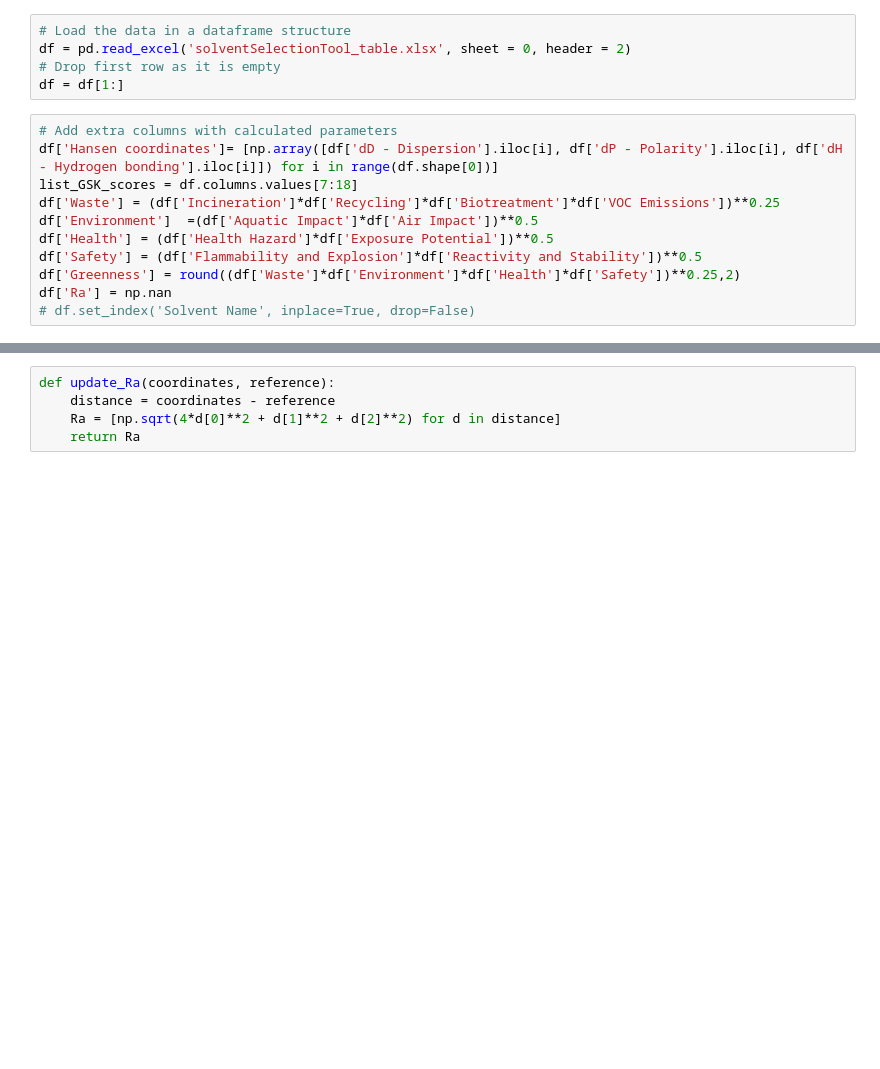
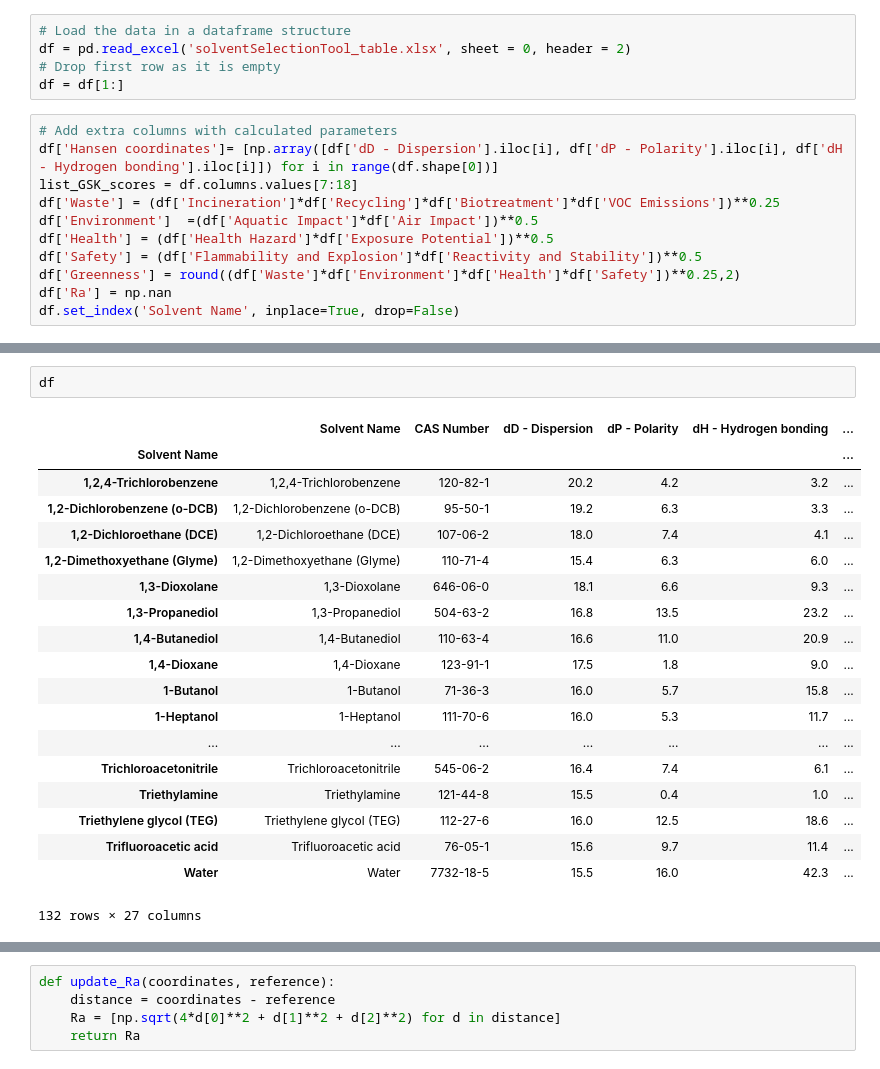
Before and after one commit to jrafolsr/opeg-green-solvent, a Jupyter notebook: code_snippets.ipynb, the cells around one changed output, grey strips where cells are left out. Saved outputs shown, nothing was run; the diff lists cells and outputs as text; blank space fills up the shorter version.

```diff
--- a/code_snippets.ipynb
+++ b/code_snippets.ipynb
@@ -17,4 +17,4 @@ df['Health'] = (df['Health Hazard']*df['Exposure Potential'])**0.5
 df['Safety'] = (df['Flammability and Explosion']*df['Reactivity and Stability'])**0.5
 df['Greenness'] = round((df['Waste']*df['Environment']*df['Health']*df['Safety'])**0.25,2)
 df['Ra'] = np.nan
-# df.set_index('Solvent Name', inplace=True, drop=False)
+df.set_index('Solvent Name', inplace=True, drop=False)
@@ -24,0 +131,22 @@ KeyError: 'the label [1,2,4-Trichlorobenzene] is not in the [index]'
+# %%
+df
+# %% [output]
+|  | Solvent Name | CAS Number | dD - Dispersion | dP - Polarity | dH - Hydrogen bonding | ... |
+| Solvent Name |  |  |  |  |  | ... |
+| 1,2,4-Trichlorobenzene | 1,2,4-Trichlorobenzene | 120-82-1 | 20.2 | 4.2 | 3.2 | ... |
+| 1,2-Dichlorobenzene (o-DCB) | 1,2-Dichlorobenzene (o-DCB) | 95-50-1 | 19.2 | 6.3 | 3.3 | ... |
+| 1,2-Dichloroethane (DCE) | 1,2-Dichloroethane (DCE) | 107-06-2 | 18.0 | 7.4 | 4.1 | ... |
+| 1,2-Dimethoxyethane (Glyme) | 1,2-Dimethoxyethane (Glyme) | 110-71-4 | 15.4 | 6.3 | 6.0 | ... |
+| 1,3-Dioxolane | 1,3-Dioxolane | 646-06-0 | 18.1 | 6.6 | 9.3 | ... |
+| 1,3-Propanediol | 1,3-Propanediol | 504-63-2 | 16.8 | 13.5 | 23.2 | ... |
+| 1,4-Butanediol | 1,4-Butanediol | 110-63-4 | 16.6 | 11.0 | 20.9 | ... |
+| 1,4-Dioxane | 1,4-Dioxane | 123-91-1 | 17.5 | 1.8 | 9.0 | ... |
+| 1-Butanol | 1-Butanol | 71-36-3 | 16.0 | 5.7 | 15.8 | ... |
+| 1-Heptanol | 1-Heptanol | 111-70-6 | 16.0 | 5.3 | 11.7 | ... |
+| ... | ... | ... | ... | ... | ... | ... |
+| Trichloroacetonitrile | Trichloroacetonitrile | 545-06-2 | 16.4 | 7.4 | 6.1 | ... |
+| Triethylamine | Triethylamine | 121-44-8 | 15.5 | 0.4 | 1.0 | ... |
+| Triethylene glycol (TEG) | Triethylene glycol (TEG) | 112-27-6 | 16.0 | 12.5 | 18.6 | ... |
+| Trifluoroacetic acid | Trifluoroacetic acid | 76-05-1 | 15.6 | 9.7 | 11.4 | ... |
+| Water | Water | 7732-18-5 | 15.5 | 16.0 | 42.3 | ... |
+132 rows × 27 columns
```
Also changed, not shown: parts of 36 cells of this notebook, 4 other files.
